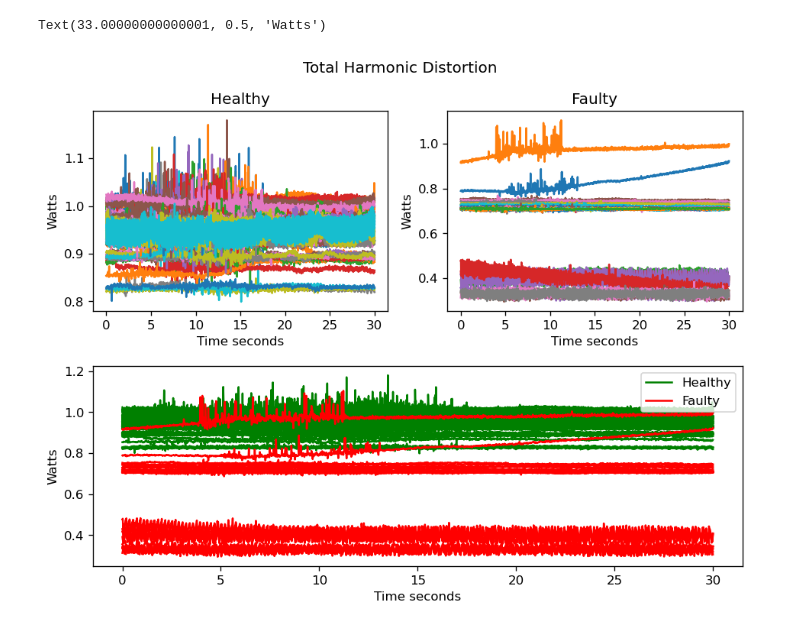
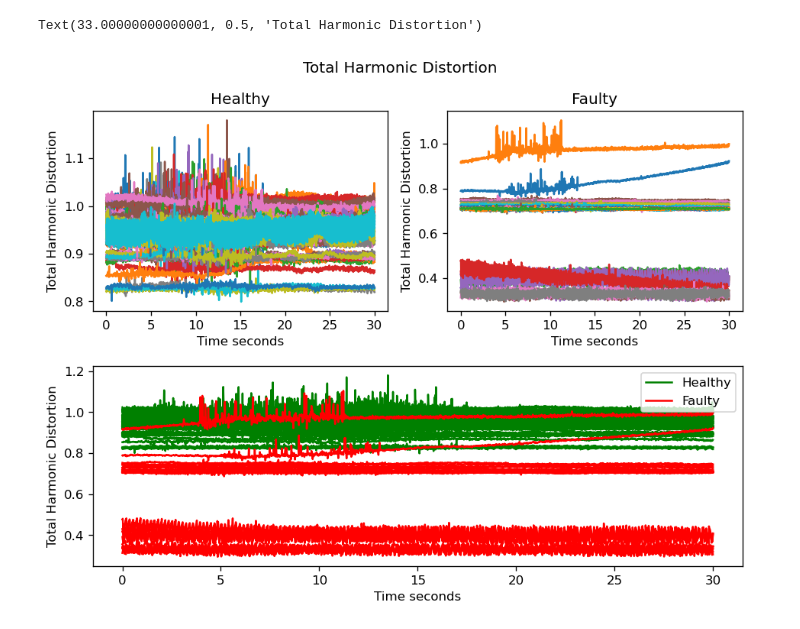
Before and after one commit to PhilipPhil/Unsupervised-Learning-for-Anomaly-Detection-in-Fleet-Based-Systems-Application-to-Air-Conditioners, a Jupyter notebook: Data.ipynb, the cells around one changed output. Cells and saved outputs as stored; diff of their text form; code cells hidden in the pictures.

```diff
--- a/Data.ipynb
+++ b/Data.ipynb
@@ -93,35 +93,35 @@ plt.suptitle("Total Harmonic Distortion")
 time = np.linspace(0,30,1500)
 
 # Healthy
 plt.subplot(2, 2, 1)
 plt.tight_layout()
 for i in range(len(healthy)):
     plt.plot(time, healthy.iloc[i, 3000:])
 plt.title("Healthy")
 plt.xlabel('Time seconds')
-plt.ylabel('Watts')
+plt.ylabel('Total Harmonic Distortion')
 
 # Faulty
 plt.subplot(2, 2, 2)
 plt.tight_layout()
 for i in range(len(faulty)):
     plt.plot(time, faulty.iloc[i, 3000:])
 plt.title("Faulty")
 plt.xlabel('Time seconds')
-plt.ylabel('Watts')
+plt.ylabel('Total Harmonic Distortion')
 
 # Both
 plt.subplot(2, 1, 2)
 plt.tight_layout()
 for i in range(len(healthy)):
     plt.plot(time, healthy.iloc[i, 3000:], 'green')
 plt.plot(time, healthy.iloc[i, 3000:], 'green', label='Healthy')
 for i in range(len(faulty)):
     plt.plot(time, faulty.iloc[i, 3000:], 'red')
 plt.plot(time, faulty.iloc[i, 3000:], 'red', label='Faulty')
 plt.legend(loc = 'best')
 plt.xlabel('Time seconds')
-plt.ylabel('Watts')
+plt.ylabel('Total Harmonic Distortion')
 # %% [output]
-Text(33.00000000000001, 0.5, 'Watts')
+Text(33.00000000000001, 0.5, 'Total Harmonic Distortion')
-[figure, old version]
+[figure, new version]
```
Also changed, not shown: parts of 3 cells of this notebook, 3 other files.
